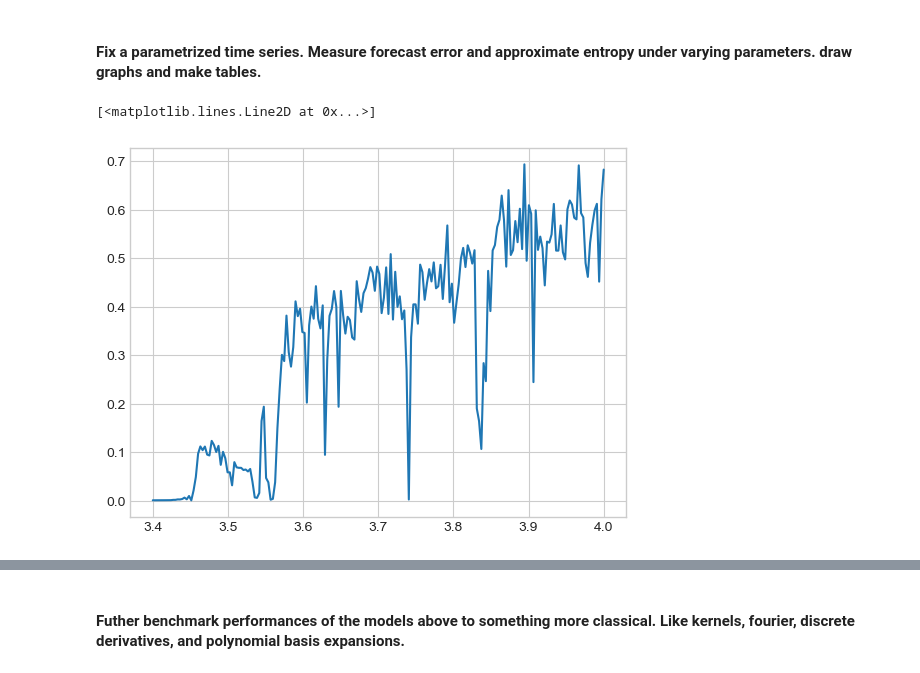
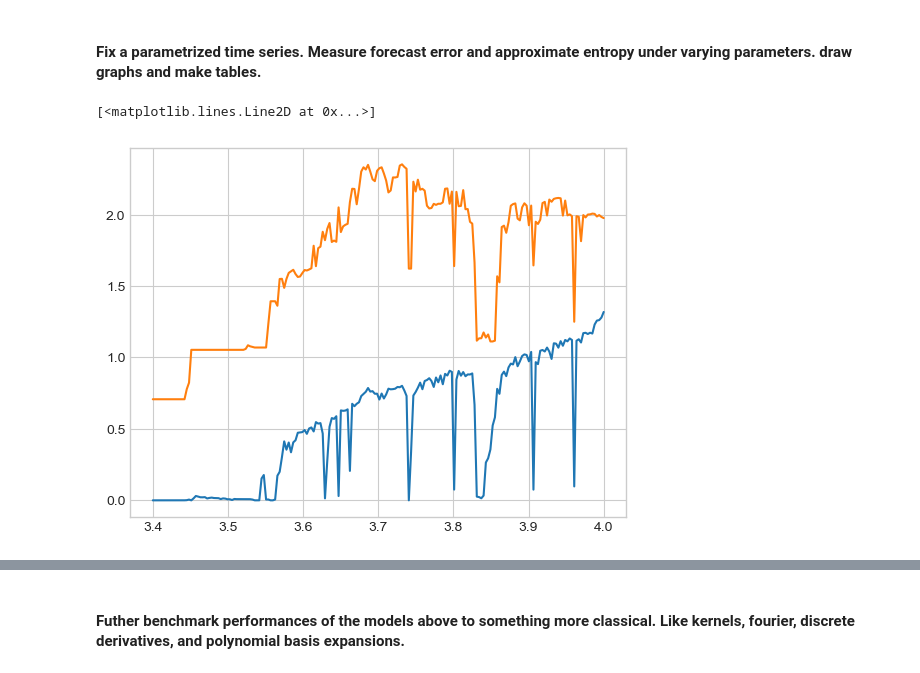
Before and after one commit to seeingquietjohn/TimeSeries, a Jupyter notebook: ForecastingBench.ipynb, the cells around one changed output, grey strips where cells are left out. Saved outputs shown, nothing was run; the diff lists cells and outputs as text; code cells hidden in the pictures.

```diff
--- a/ForecastingBench.ipynb
+++ b/ForecastingBench.ipynb
@@ -572,17 +546,23 @@ num_r = 200
 r_values = np.linspace(range_r[0], range_r[1], num_r)
 
 entropy_list = []
+shannon_h_list = []
 for val in r_values:
-    data = logistic_map(val, 0.2, 100)
+    data = logistic_map(val, 0.2, 1000)
     radius = 0.025 * np.std(data)
     ent = approx_entropy(data, 1, 2, radius)
     entropy_list.append({'r':val, 'entropy':ent})
+    lgm_hist, _ = p_hist(data)
+    shannon_h = H_from_p(lgm_hist)
+    shannon_h_list.append({'r':val, 'entropy':shannon_h})
 # %%
 ent_val = np.array([item['entropy'] for item in entropy_list])
+shannon_val = np.array([item['entropy'] for item in shannon_h_list])
 plt.plot(r_values, ent_val)
+plt.plot(r_values, shannon_val)
 # %% [output]
 [<matplotlib.lines.Line2D at 0x...>]
-[figure, old version]
+[figure, new version]
 # %%
 import time
 
```
Also changed, not shown: parts of 14 cells of this notebook, 1 other file.
